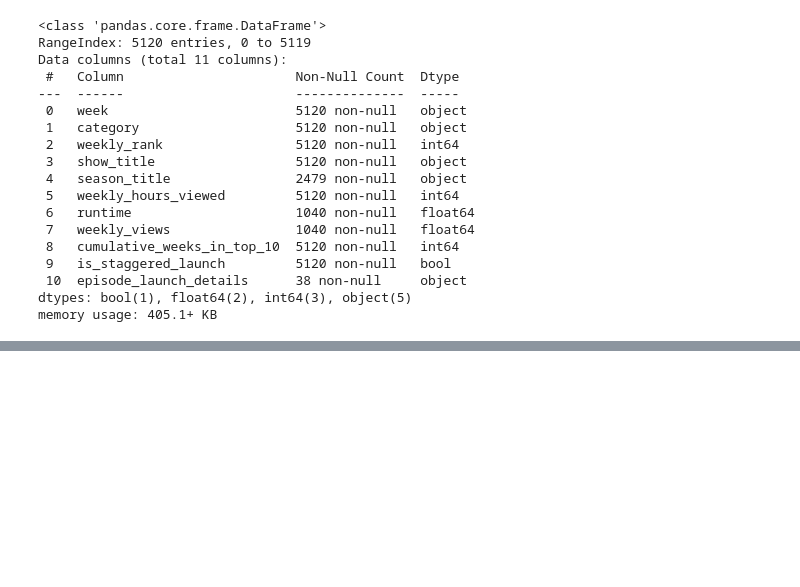
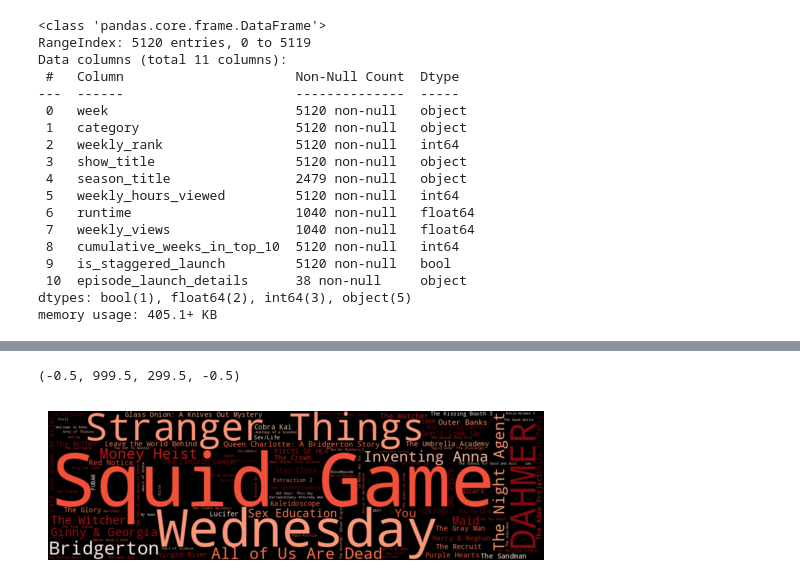
Before and after one commit to marcosbutti/Netflix, a Jupyter notebook: Netflix_global.ipynb, the cells around one changed output, grey strips where cells are left out. Drawn from its saved outputs; the diff is of its cells as text; code cells hidden in the pictures; blank space fills up the shorter version.

```diff
--- a/Netflix_global.ipynb
+++ b/Netflix_global.ipynb
@@ -111,3 +129,17 @@ horasem.head(10)
 | 4750 | 2021-09-05 | TV (Non-English) | 1 | Money Heist | Money Heist: Part 5 | 201910000 | NaN | NaN | ... |
 | 3780 | 2022-02-20 | TV (English) | 1 | Inventing Anna | Inventing Anna: Limited Series | 195970000 | NaN | NaN | ... |
 | 1940 | 2023-01-08 | TV (English) | 1 | Ginny & Georgia | Ginny & Georgia: Season 2 | 180470000 | NaN | NaN | ... |
+# %%
+#Preparar la Nube
+weights1 = dict(zip(horasem['show_title'], horasem['weekly_hours_viewed']))
+wc1 = WordCloud(width = 1000, height = 300, background_color='black', colormap = "Reds").generate_from_frequencies(weights1)
+
+# Mostrar la nube de palabras
+plt.imshow(wc1, interpolation='bilinear')
+plt.axis('off')
+
+# Guardar la nube de palabras
+#wc1.to_file("HorasSemanalesVistas.png")
+# %% [output]
+(-0.5, 999.5, 299.5, -0.5)
+[figure, added]
```
Also changed, not shown: parts of 1 cell of this notebook.
